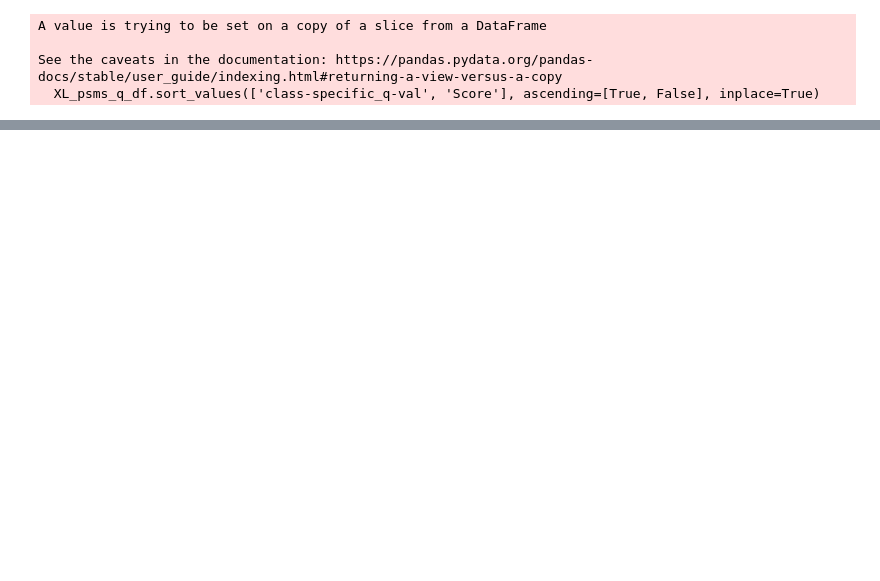
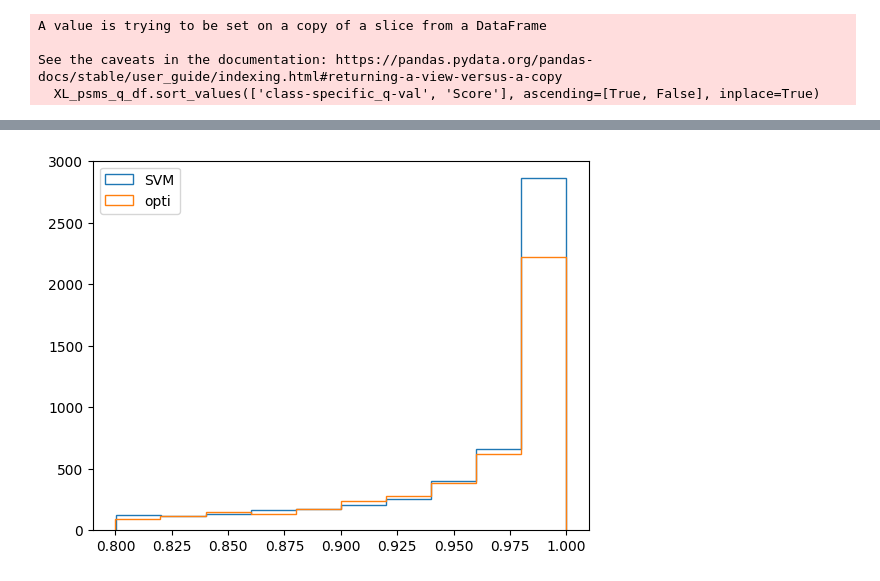
Before and after one commit to neelie01/Research-Project, a Jupyter notebook: src/pipeline.ipynb, the cells around one changed output, grey strips where cells are left out. Cells and saved outputs as stored; diff of their text form; code cells hidden in the pictures; blank space fills up the shorter version.

```diff
--- a/src/pipeline.ipynb
+++ b/src/pipeline.ipynb
@@ -243,0 +225,7 @@ plt.show()
+# %%
+plt.hist(q_vals_after.loc[q_vals_after[q_vals_after['Score'] > 0.8].index, 'Score'], label = 'SVM', histtype='step')
+plt.hist(q_vals_perc.loc[q_vals_perc[q_vals_perc['Score'] > 0.8].index, 'Score'], label='opti', histtype='step')
+plt.legend()
+plt.show()
+# %% [output]
+[figure, added]
```
Also changed, not shown: parts of 11 cells of this notebook.
